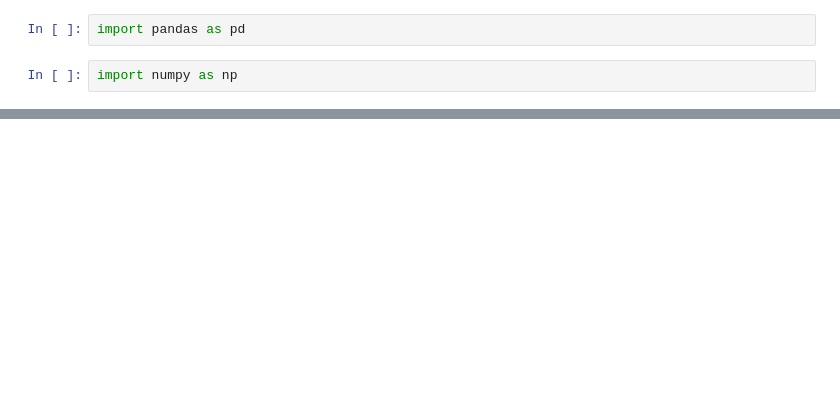
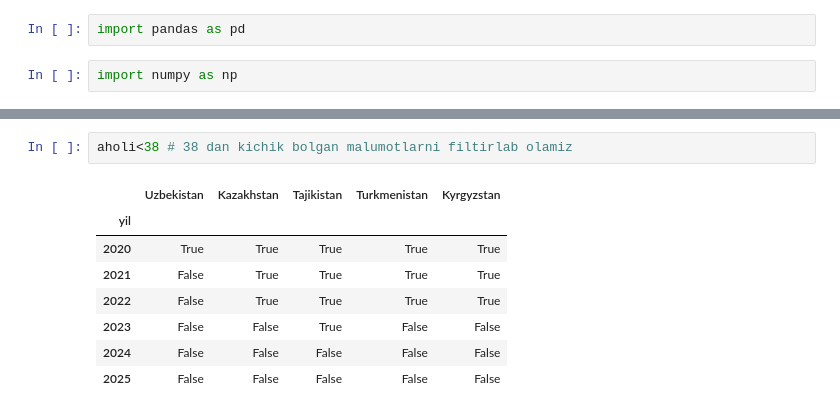
Before and after one commit to shoxruxmamitov/pandas-kutubxonasi, a Jupyter notebook: elementlarni_tanlash.ipynb, the cells around one changed output, grey strips where cells are left out. Drawn from its saved outputs; the diff is of its cells as text; blank space fills up the shorter version.

```diff
--- a/elementlarni_tanlash.ipynb
+++ b/elementlarni_tanlash.ipynb
@@ -213,0 +81,11 @@ dtype: float64
+# %%
+aholi<38 # 38 dan kichik bolgan malumotlarni filtirlab olamiz
+# %% [output]
+|  | Uzbekistan | Kazakhstan | Tajikistan | Turkmenistan | Kyrgyzstan |
+| yil |  |  |  |  |  |
+| 2020 | True | True | True | True | True |
+| 2021 | False | True | True | True | True |
+| 2022 | False | True | True | True | True |
+| 2023 | False | False | True | False | False |
+| 2024 | False | False | False | False | False |
+| 2025 | False | False | False | False | False |
```
Also changed, not shown: parts of 44 cells of this notebook.
